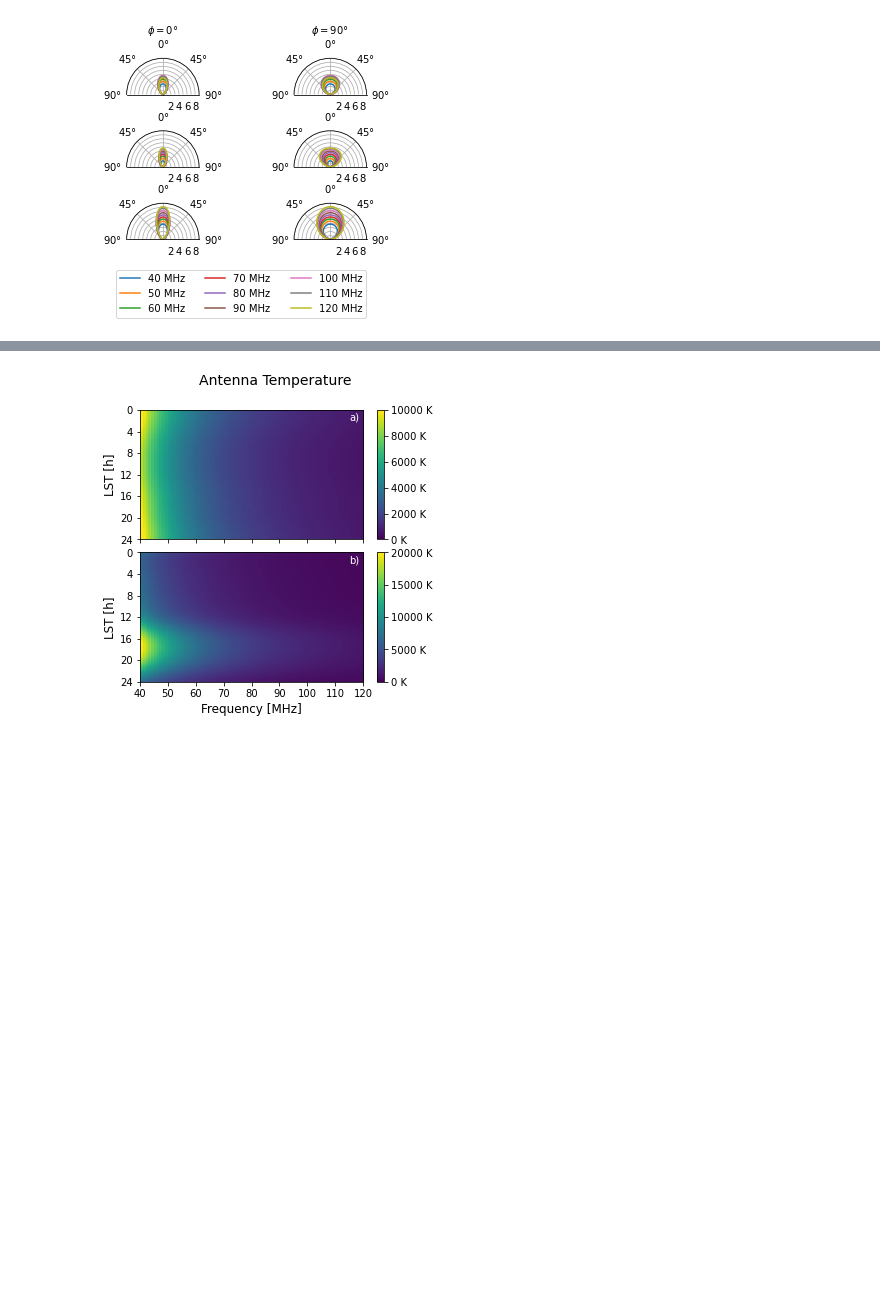
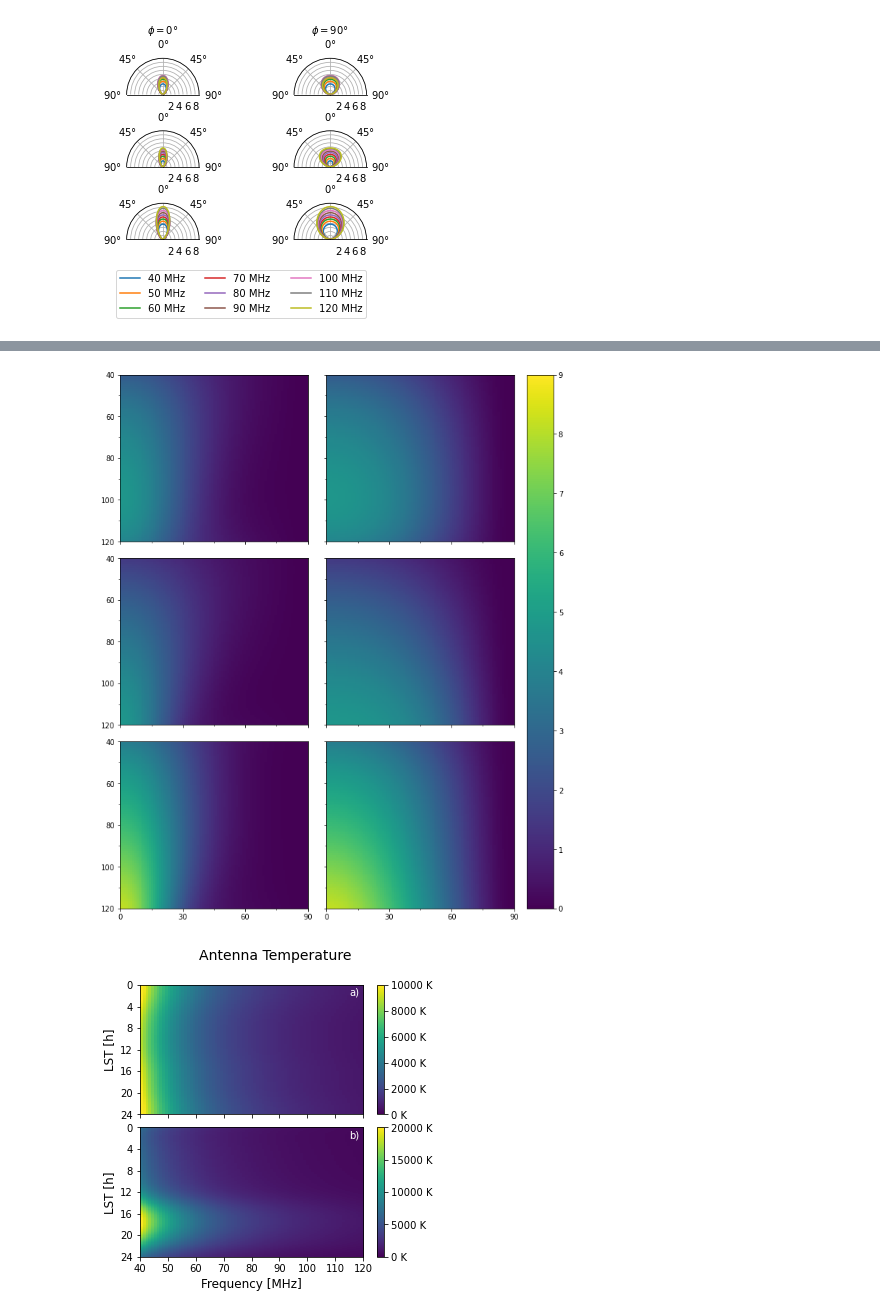
Before and after one commit to christianhbye/21cm_obs_simulations, a Jupyter notebook: PaperPlots_MIST.ipynb, the cells around one changed output, grey strips where cells are left out. Drawn from its saved outputs; the diff is of its cells as text; code cells hidden in the pictures; blank space fills up the shorter version.

Commit message:
make tighter gain plot, increase label fontsizes

```diff
--- a/PaperPlots_MIST.ipynb
+++ b/PaperPlots_MIST.ipynb
@@ -24,2 +25,6 @@ fig.savefig('beams_polar.pdf', bbox_inches='tight')
 # %%
 fig.savefig('plots/paper_figs/beams_polar.pdf', bbox_inches='tight')
+# %%
+fig, axs = pp.beams(gl, f, False, aspect='equal', figsize=None)
+# %% [output]
+[figure, added]
```
Also changed, not shown: parts of 4 cells of this notebook, 1 other file.
